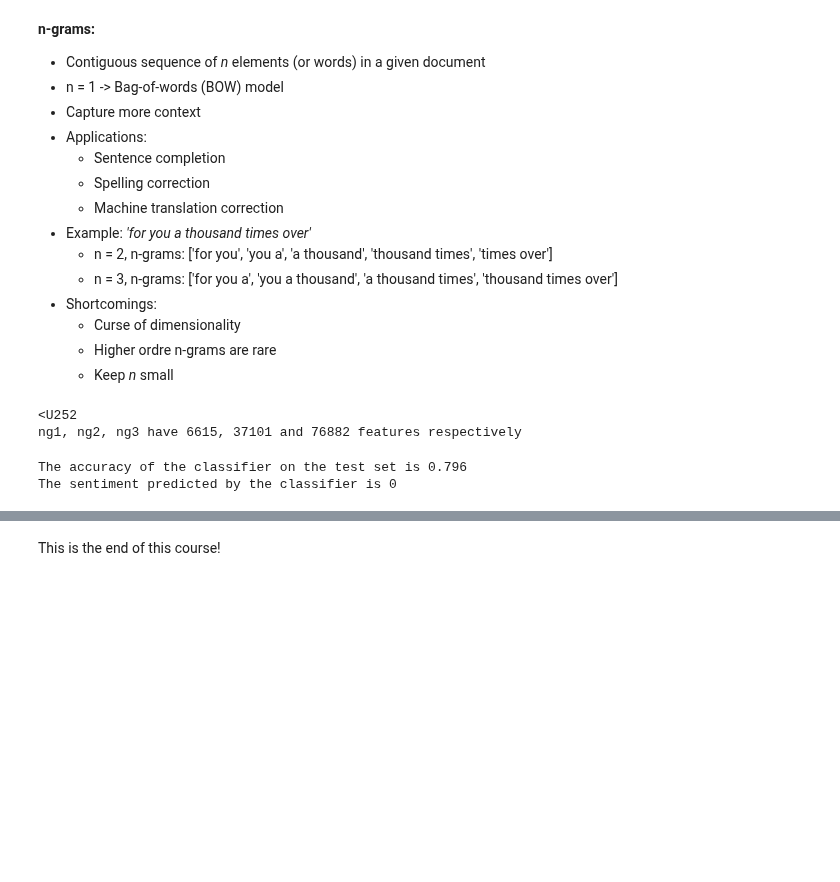
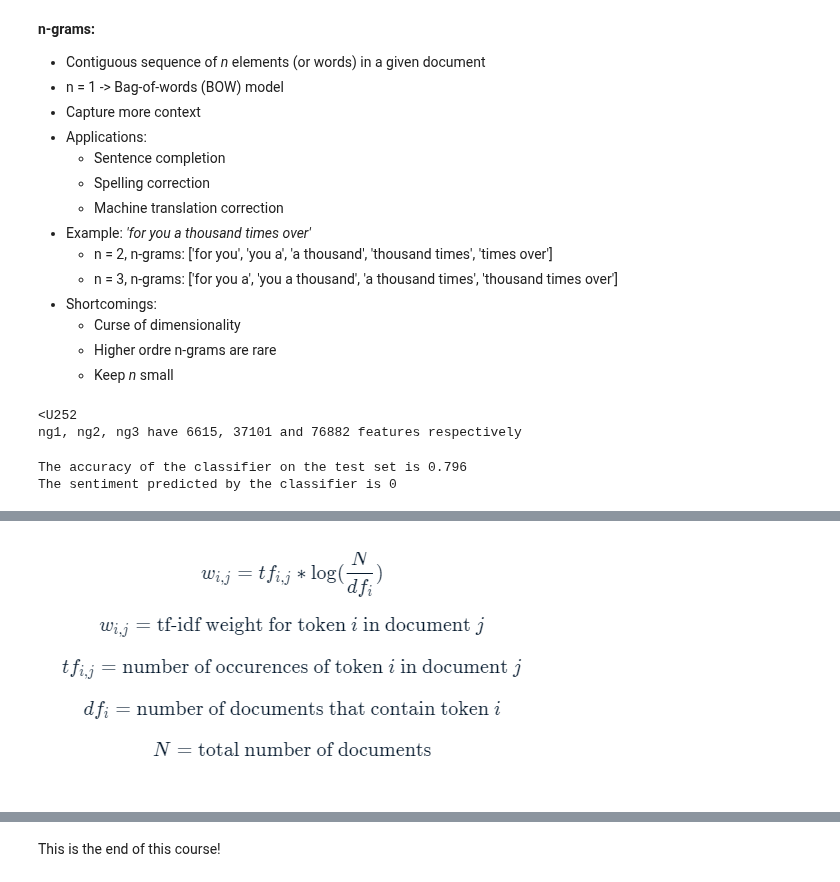
Before and after one commit to GuoweiYang19891101/datacamp_machine_learning_scientist_python, a Jupyter notebook: 13_feature_engineering_NLP.ipynb, the cells around one changed output, grey strips where cells are left out. Saved outputs shown, nothing was run; the diff lists cells and outputs as text; code cells hidden in the pictures; blank space fills up the shorter version.

```diff
--- a/13_feature_engineering_NLP.ipynb
+++ b/13_feature_engineering_NLP.ipynb
@@ -826,0 +823,6 @@ The program took 1.337 seconds to complete. The accuracy on the test set is 0.77
+# %%
+# display image
+from IPython import display
+display.Image("Images/12_tf_idf.PNG")
+# %% [output]
+[figure, added]
```
Also changed, not shown: parts of 26 cells of this notebook, 30 other files.
